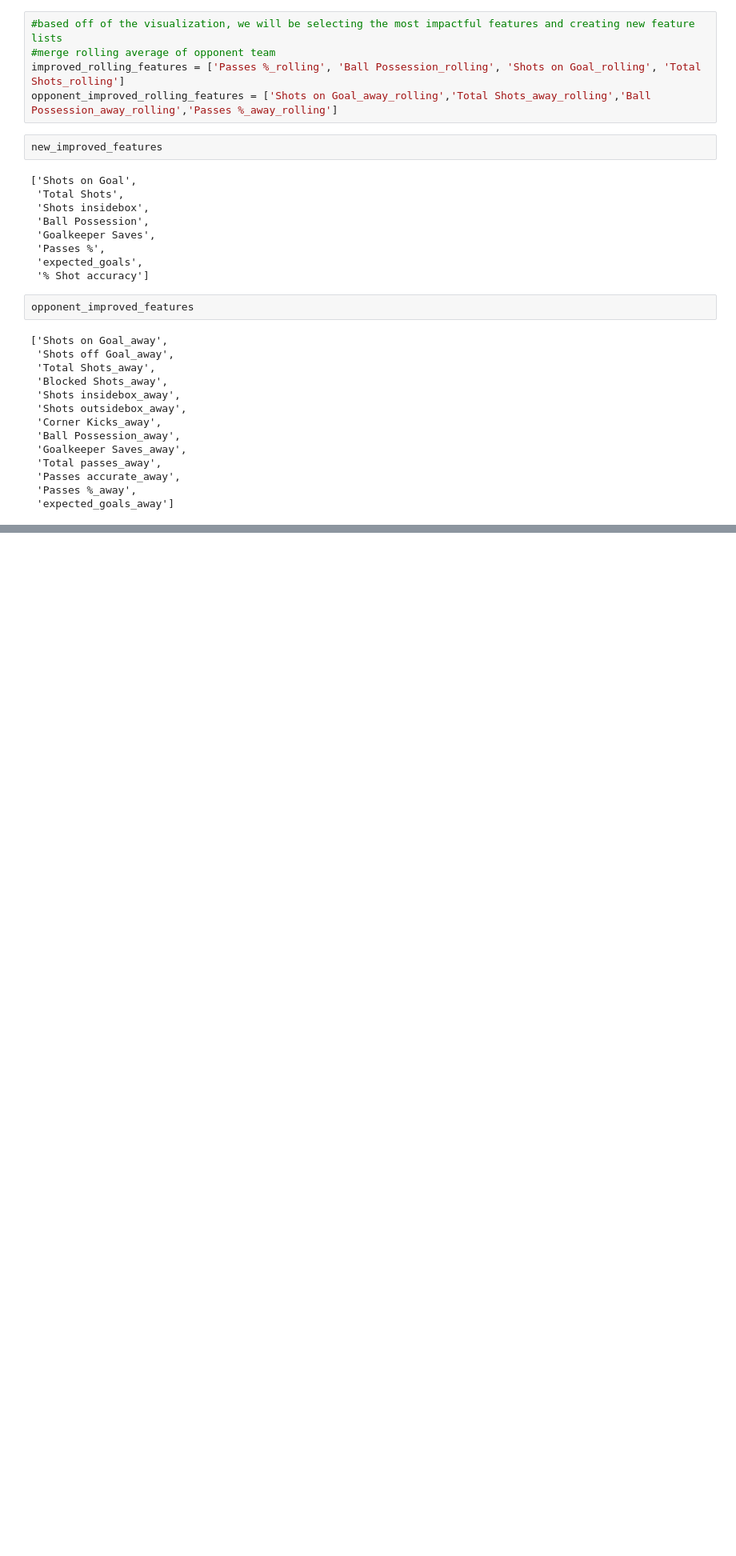
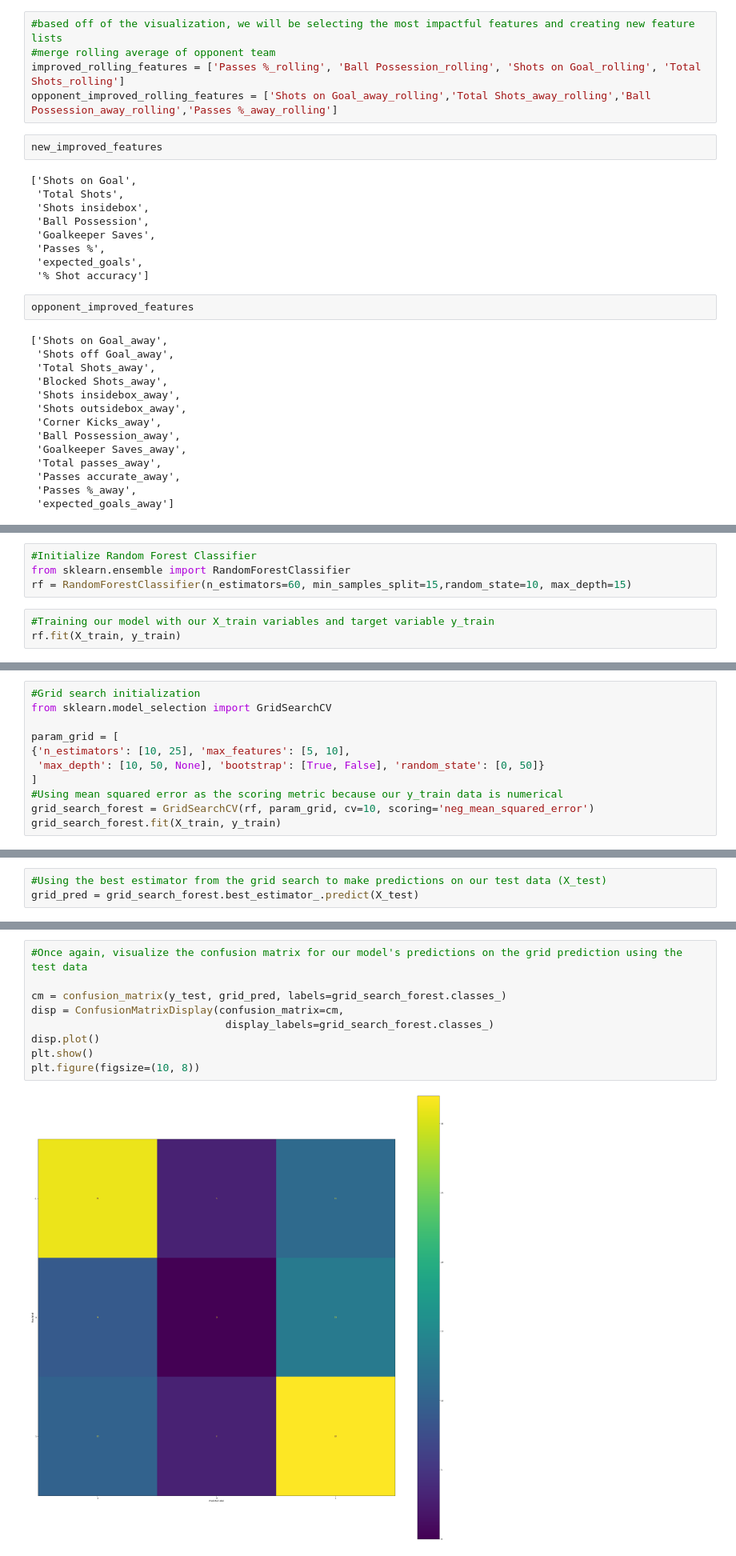
Before and after one commit to crowntobi23/Football_Predictions, a Jupyter notebook: our_project.ipynb, the cells around one changed output, grey strips where cells are left out. Shown at 80% size. Drawn from its saved outputs; the diff is of its cells as text; blank space fills up the shorter version.

```diff
--- a/our_project.ipynb
+++ b/our_project.ipynb
@@ -809,0 +822,7 @@ KeyError: 'Shots on Goal_away'
+# %%
+#Initialize Random Forest Classifier
+from sklearn.ensemble import RandomForestClassifier
+rf = RandomForestClassifier(n_estimators=60, min_samples_split=15,random_state=10, max_depth=15)
+# %%
+#Training our model with our X_train variables and target variable y_train
+rf.fit(X_train, y_train)
@@ -809,0 +834,11 @@ KeyError: 'Shots on Goal_away'
+# %%
+#Grid search initialization
+from sklearn.model_selection import GridSearchCV
+
+param_grid = [
+{'n_estimators': [10, 25], 'max_features': [5, 10],
+ 'max_depth': [10, 50, None], 'bootstrap': [True, False], 'random_state': [0, 50]}
+]
+#Using mean squared error as the scoring metric because our y_train data is numerical
+grid_search_forest = GridSearchCV(rf, param_grid, cv=10, scoring='neg_mean_squared_error')
+grid_search_forest.fit(X_train, y_train)
@@ -809,0 +855,3 @@ KeyError: 'Shots on Goal_away'
+# %%
+#Using the best estimator from the grid search to make predictions on our test data (X_test)
+grid_pred = grid_search_forest.best_estimator_.predict(X_test)
@@ -809,0 +870,11 @@ KeyError: 'Shots on Goal_away'
+# %%
+#Once again, visualize the confusion matrix for our model's predictions on the grid prediction using the test data
+
+cm = confusion_matrix(y_test, grid_pred, labels=grid_search_forest.classes_)
+disp = ConfusionMatrixDisplay(confusion_matrix=cm,
+                               display_labels=grid_search_forest.classes_)
+disp.plot()
+plt.show()
+plt.figure(figsize=(10, 8))
+# %% [output]
+[figure, added]
```
Also changed, not shown: parts of 21 cells of this notebook.
